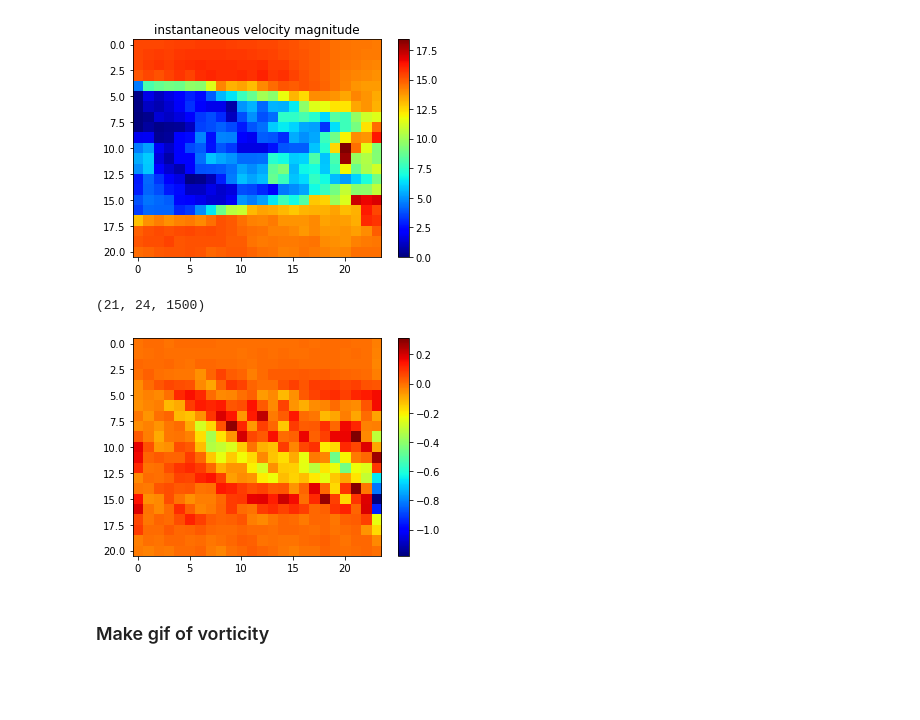
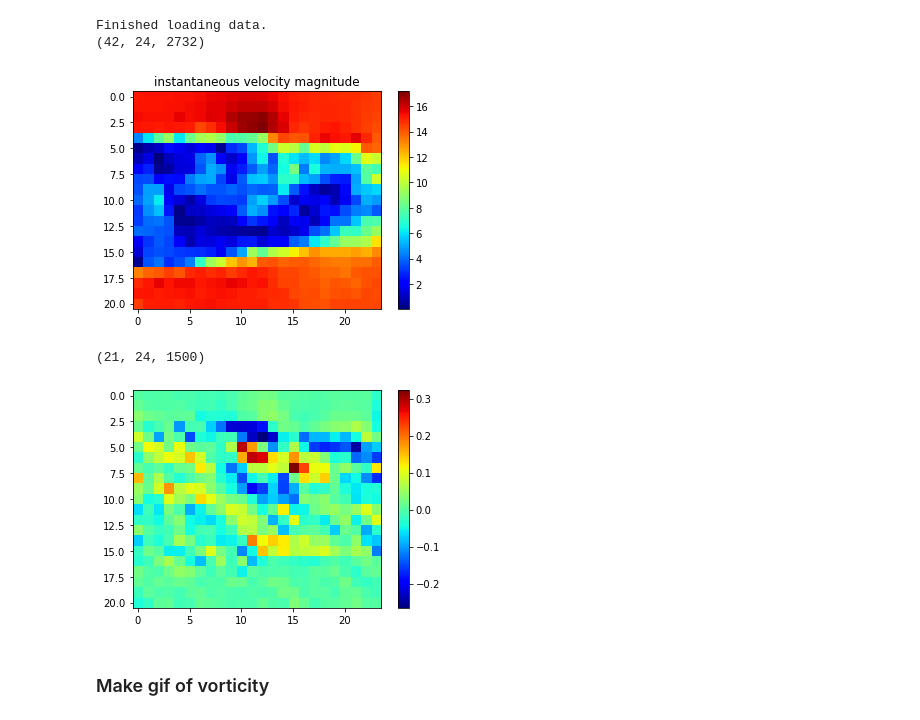
Before and after one commit to MagriLab/MD-CNN-AE, a Jupyter notebook: visualise_data.ipynb, the cells around one changed output. Saved outputs shown, nothing was run; the diff lists cells and outputs as text; code cells hidden in the pictures; blank space fills up the shorter version.

```diff
--- a/visualise_data.ipynb
+++ b/visualise_data.ipynb
@@ -32,45 +23,55 @@ vz = np.array(hf.get('vz'))
 hf.close()
 print("Finished loading data.")
 # print(vy.shape)
+ny = len(y)
+nz = len(z)
 [nt,nz,ny] = vz.shape
 
 vy = np.transpose(vy,[2,1,0])
 vz = np.transpose(vz,[2,1,0]) #(ny,nz,nt)
 X = np.vstack((vz,vy)) # new shape [2*ny,nz,nt]
 print(X.shape)
+# %% [output]
+Finished loading data.
+(42, 24, 2732)
 # %%
 #===================== read from training ======================
-results_folder = 'MD_10__2022_05_21__17_29_44'
-config = configparser.ConfigParser()
-config.read('_system.ini')
-system_info = config['system_info']
-folder = system_info['save_location'] + '/' + results_folder + '/'
+# # read from a result folder
+# results_folder = 'MD_10__2022_05_21__17_29_44'
+# config = configparser.ConfigParser()
+# config.read('_system.ini')
+# system_info = config['system_info']
+# folder = system_info['save_location'] + '/' + results_folder + '/'
+# filename = folder + 'results.h5'
 
-filename = folder + 'results.h5'
-hf = h5py.File('./data/training_data_1.h5','r')
+# read from saved & partitioned data
+filename = './data/training_data_unshuffle_1.h5'
+
+
+hf = h5py.File(filename,'r')
 # print(hf.keys())
-u_test = np.array(hf.get('u_train'))[0,:,:,:,:]
+u_in = np.array(hf.get('u_train'))[0,:,:,:,:]
 u_train = np.array(hf.get('u_train'))
 u_val = np.array(hf.get('u_val'))
 u_avg = np.array(hf.get('u_mean_train'))# u_avg_test
 hf.close()
 
-[nt,ny,nz,nu] = u_test.shape
+[nt,ny,nz,nu] = u_in.shape
 
-vy = u_test[:,:,:,0] + u_avg[:,:,0]
+vy = u_in[:,:,:,0] + u_avg[:,:,0]
 vy = np.transpose(vy,[1,2,0])
-vz = u_test[:,:,:,1] + u_avg[:,:,1]
+vz = u_in[:,:,:,1] + u_avg[:,:,1]
 vz = np.transpose(vz,[1,2,0])
 X = np.vstack((vz,vy))
 
-V_test = (((u_test[:,:,:,0]+u_avg[:,:,0])**2)+((u_test[:,:,:,1]+u_avg[:,:,1])**2))**(0.5)
+V_test = (((u_in[:,:,:,0]+u_avg[:,:,0])**2)+((u_in[:,:,:,1]+u_avg[:,:,1])**2))**(0.5)
 fig = plt.figure()
 plt.imshow(V_test[0,:,:],'jet')
 plt.colorbar()
 plt.title('instantaneous velocity magnitude')
 plt.show()
 # %% [output]
-[figure, old version]
+[figure, new version]
 # %%
 #=================== vorticity ========================
 dy = y[1]-y[0]
@@ -103,7 +104,7 @@ plt.colorbar()
 plt.show()
 # %% [output]
 (21, 24, 1500)
-[figure, old version]
+[figure, new version]
 # %% [markdown]
 ### Make gif of vorticity
 # %%
```
Also changed, not shown: parts of 12 cells of this notebook.
